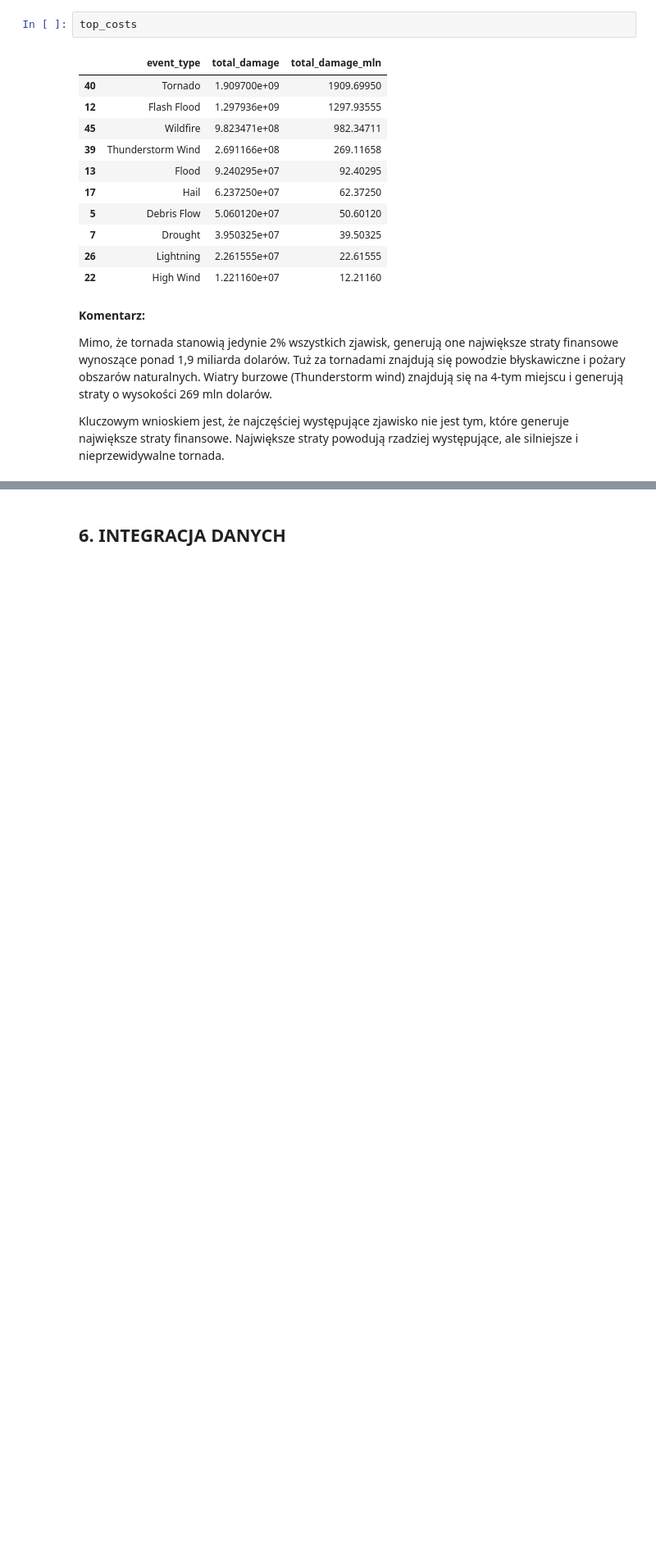
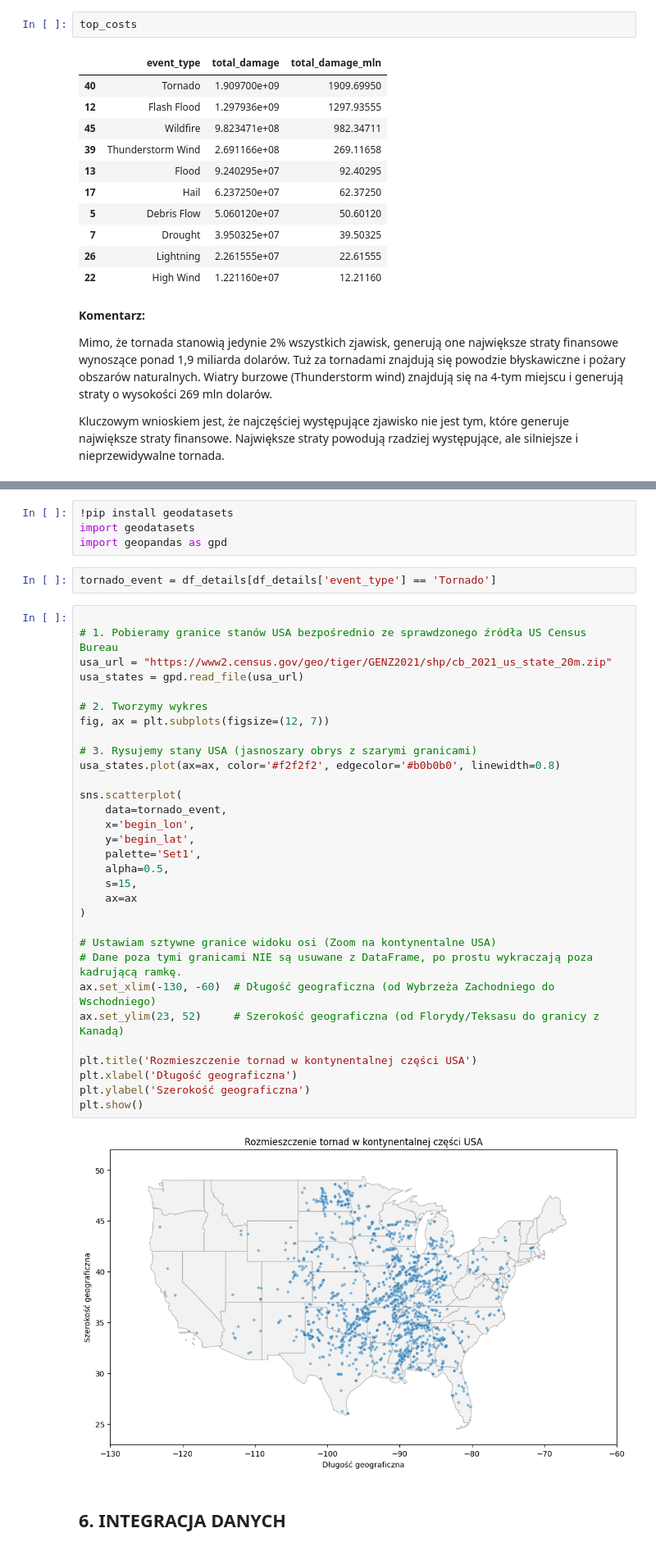
Before and after one commit to piaseckazaneta/Python, a Jupyter notebook: Zaneta_Piasecka_Mini_projekt_2026.ipynb, the cells around one changed output, grey strips where cells are left out. Shown at 82% size. Drawn from its saved outputs; the diff is of its cells as text; blank space fills up the shorter version.

Commit message:
Dodanie mapy występowania tornad, usunięcie pierwszej wersji integracji tabel przez zmianę koncepcji analizy.

```diff
--- a/Zaneta_Piasecka_Mini_projekt_2026.ipynb
+++ b/Zaneta_Piasecka_Mini_projekt_2026.ipynb
@@ -571,2 +573,41 @@ Największe straty powodują rzadziej występujące, ale silniejsze i nieprzewid
+# %%
+!pip install geodatasets
+import geodatasets
+import geopandas as gpd
+# %%
+tornado_event = df_details[df_details['event_type'] == 'Tornado']
+# %%
+
+# 1. Pobieramy granice stanów USA bezpośrednio ze sprawdzonego źródła US Census Bureau
+usa_url = "https://www2.census.gov/geo/tiger/GENZ2021/shp/cb_2021_us_state_20m.zip"
+usa_states = gpd.read_file(usa_url)
+
+# 2. Tworzymy wykres
+fig, ax = plt.subplots(figsize=(12, 7))
+
+# 3. Rysujemy stany USA (jasnoszary obrys z szarymi granicami)
+usa_states.plot(ax=ax, color='#f2f2f2', edgecolor='#b0b0b0', linewidth=0.8)
+
+sns.scatterplot(
+    data=tornado_event,
+    x='begin_lon',
+    y='begin_lat',
+    palette='Set1',
+    alpha=0.5,
+    s=15,
+    ax=ax
+)
+
+# Ustawiam sztywne granice widoku osi (Zoom na kontynentalne USA)
+# Dane poza tymi granicami NIE są usuwane z DataFrame, po prostu wykraczają poza kadrującą ramkę.
+ax.set_xlim(-130, -60)  # Długość geograficzna (od Wybrzeża Zachodniego do Wschodniego)
+ax.set_ylim(23, 52)     # Szerokość geograficzna (od Florydy/Teksasu do granicy z Kanadą)
+
+plt.title('Rozmieszczenie tornad w kontynentalnej części USA')
+plt.xlabel('Długość geograficzna')
+plt.ylabel('Szerokość geograficzna')
+plt.show()
+# %% [output]
+[figure, added]
 # %% [markdown]
 ## 6. INTEGRACJA DANYCH
```
Also changed, not shown: parts of 15 cells of this notebook.
